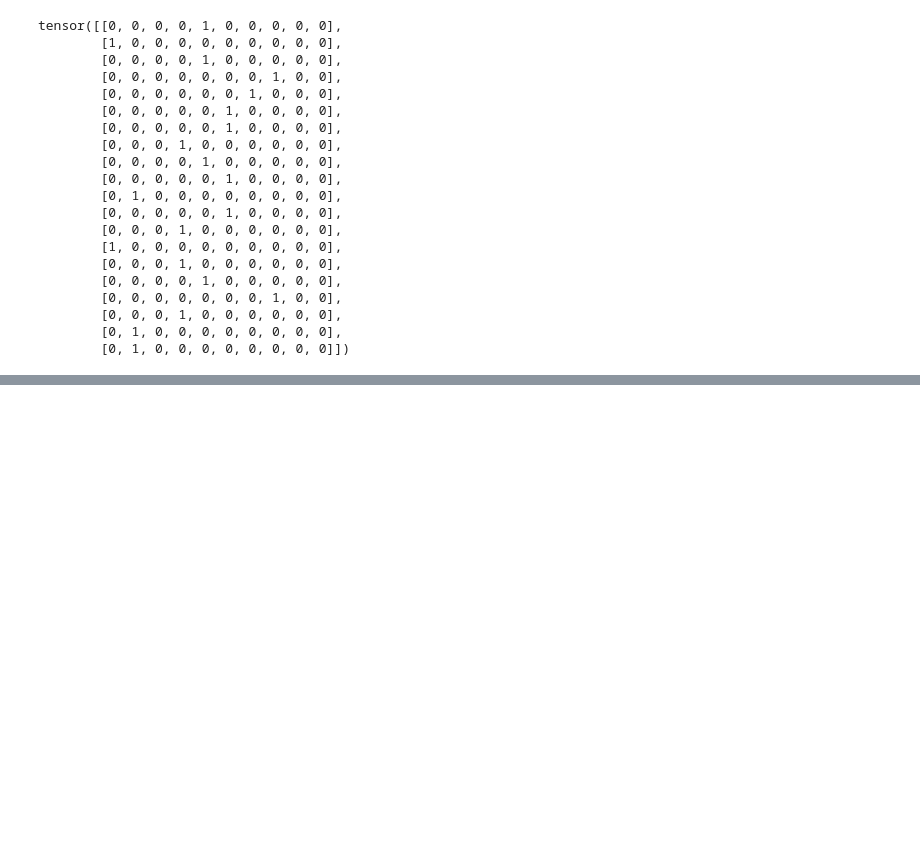
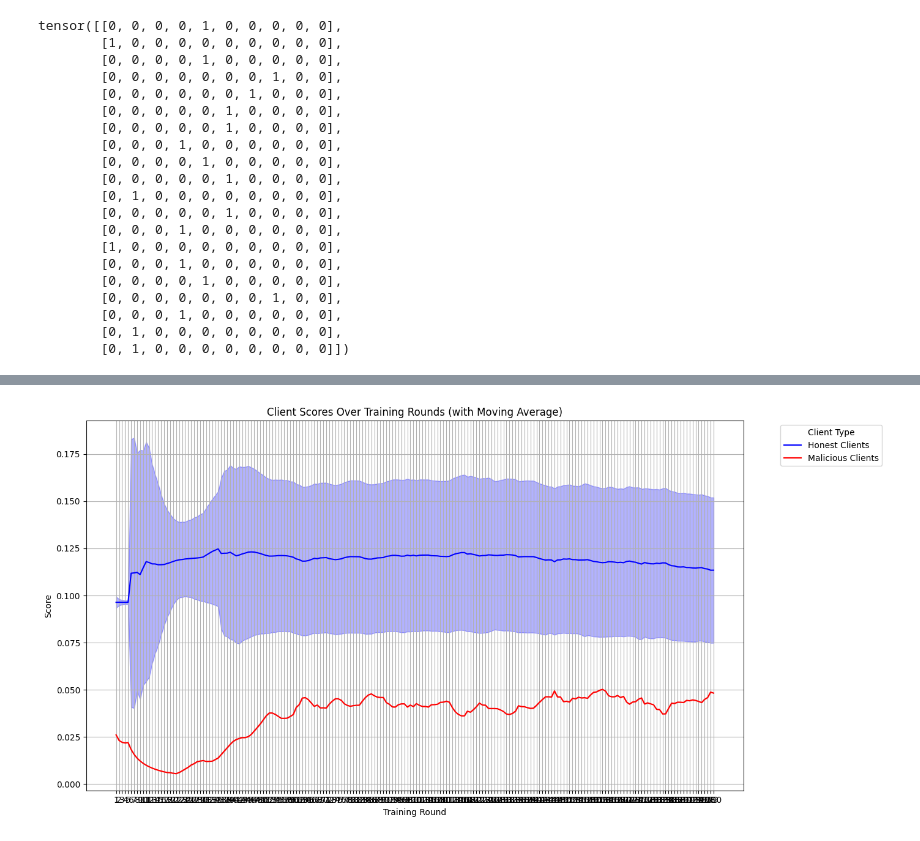
Before and after one commit to dariofenoglio98/CF_FL, a Jupyter notebook: trash.ipynb, the cells around one changed output, grey strips where cells are left out. Saved outputs shown, nothing was run; the diff lists cells and outputs as text; code cells hidden in the pictures; blank space fills up the shorter version.

```diff
--- a/trash.ipynb
+++ b/trash.ipynb
@@ -324,0 +413,78 @@ tensor([[0, 0, 0, 0, 1, 0, 0, 0, 0, 0],
+# %%
+import json
+import pandas as pd
+import seaborn as sns
+import matplotlib.pyplot as plt
+import numpy as np
+
+# save client memory
+with open("client_memory_round_cifar10_1.json", 'r') as f:
+    data = json.load(f)
+
+# Function to calculate the moving average
+def calculate_moving_average(data, window_size):
+    df = pd.DataFrame(data).T
+    df.fillna(0, inplace=True)
+    moving_averages = df.apply(lambda x: x.rolling(window=window_size, min_periods=1).mean())
+    return moving_averages
+
+# Function to plot the moving average
+def plot_moving_average(args, df_moving_avg, honest_clients, malicious_clients):
+    # Calculate the mean score for honest and malicious clients
+    df_moving_avg['Honest'] = df_moving_avg[honest_clients].mean(axis=1)
+    df_moving_avg['Malicious'] = df_moving_avg[malicious_clients].mean(axis=1)
+
+    # Calculate the standard deviation for confidence interval
+    df_moving_avg['Honest_std'] = df_moving_avg[honest_clients].std(axis=1)
+    df_moving_avg['Malicious_std'] = df_moving_avg[malicious_clients].std(axis=1)
+
+    # Reset index to have a column for 'Round'
+    df_moving_avg.reset_index(inplace=True)
+    df_moving_avg = df_moving_avg.rename(columns={'index': 'Round'})
+
+    # Plotting
+    plt.figure(figsize=(14, 7))
+
+    # Honest clients plot with confidence interval
+    plt.plot(df_moving_avg['Round'], df_moving_avg['Honest'], label='Honest Clients', color='blue')
+    plt.fill_between(df_moving_avg['Round'], df_moving_avg['Honest'] - df_moving_avg['Honest_std'],
+                     df_moving_avg['Honest'] + df_moving_avg['Honest_std'], color='blue', alpha=0.3)
+
+    # Malicious clients plot with confidence interval
+    plt.plot(df_moving_avg['Round'], df_moving_avg['Malicious'], label='Malicious Clients', color='red')
+    plt.fill_between(df_moving_avg['Round'], df_moving_avg['Malicious'] - df_moving_avg['Malicious_std'],
+                     df_moving_avg['Malicious'] + df_moving_avg['Malicious_std'], color='red', alpha=0.3)
+
+    plt.title('Client Scores Over Training Rounds (with Moving Average)')
+    plt.xlabel('Training Round')
+    plt.ylabel('Score')
+    plt.legend(title='Client Type', bbox_to_anchor=(1.05, 1), loc='upper left')
+    plt.grid(True)
+    plt.tight_layout()
+
+    # Save the plot as a high-resolution image for scientific papers
+    # plt.savefig(f'client_scores_plot_moving_avg_{args.dataset}_{args.fold}.png', dpi=300)
+    plt.show()
+
+# Separate clients into honest and malicious
+honest_clients = ['1', '2', '3', '4', '5']  # Define your honest client IDs
+malicious_clients = ['101', '102']  # Define your malicious client IDs
+
+# Parameters
+window_size = 30  # Set your desired window size here
+
+# Calculate moving averages
+df_moving_avg = calculate_moving_average(data, window_size)
+
+# Arguments mockup
+class Args:
+    def __init__(self, dataset, fold):
+        self.dataset = dataset
+        self.fold = fold
+
+args = Args(dataset='sample_dataset', fold='1')
+
+# Plot the moving averages
+plot_moving_average(args, df_moving_avg, honest_clients, malicious_clients)
+# %% [output]
+[figure, added]
```
Also changed, not shown: parts of 10 cells of this notebook, 9 other files.
